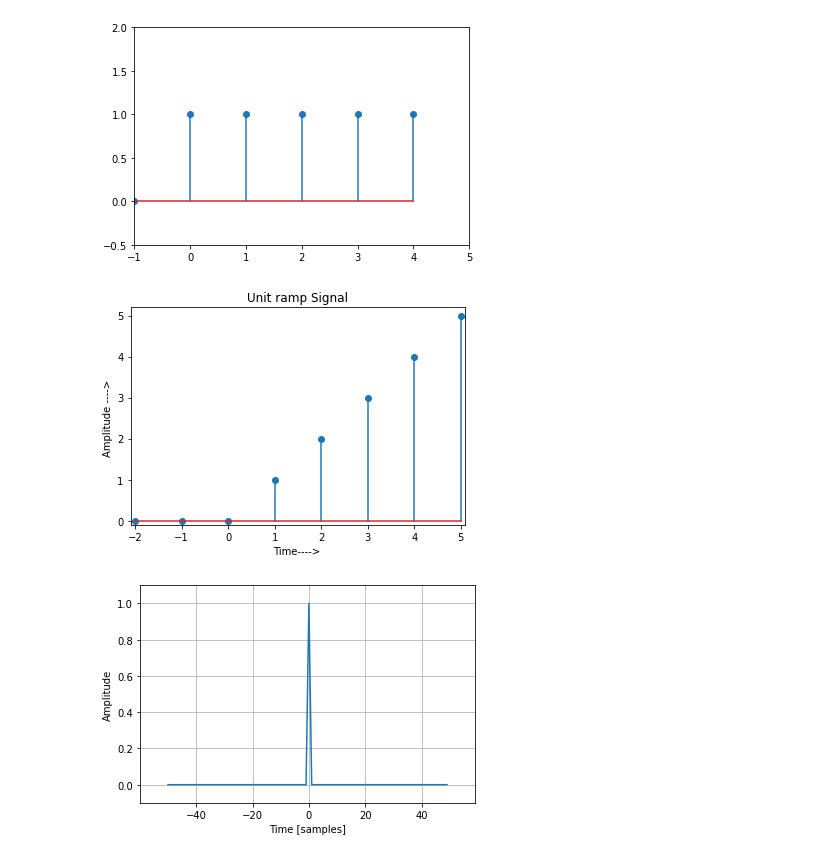
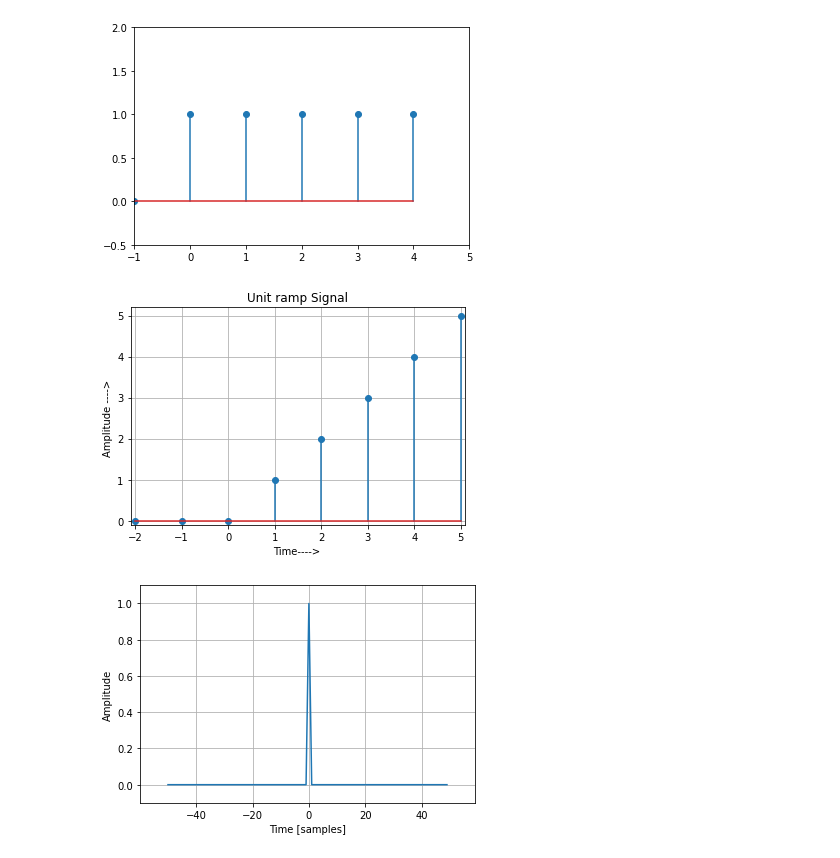
Before and after one commit to hackerishan-123/DSP, a Jupyter notebook: LAB1.ipynb, the cells around one changed output. Drawn from its saved outputs; the diff is of its cells as text; code cells hidden in the pictures.

```diff
--- a/LAB1.ipynb
+++ b/LAB1.ipynb
@@ -19,17 +19,17 @@ plt.show()
 # %%
 n = range(-2, 6, 1)
 y = []
 for i in range(len(n)):
     temp = (n[i] if n[i]>=0 else 0)
     y.append(temp)
 plt.xlabel('Time----> ')
 plt.ylabel('Amplitude ----> ')
 plt.title('Unit ramp Signal')
-
+plt.grid(True)
 #Plotting the graph
 plt.stem(n, y)
 plt.axis([-2.1, 5.1, -0.1, 5.2])
 plt.show()
 # %% [output]
-[figure, old version]
+[figure, new version]
 # %%
```
Also changed, not shown: parts of 3 cells of this notebook.
